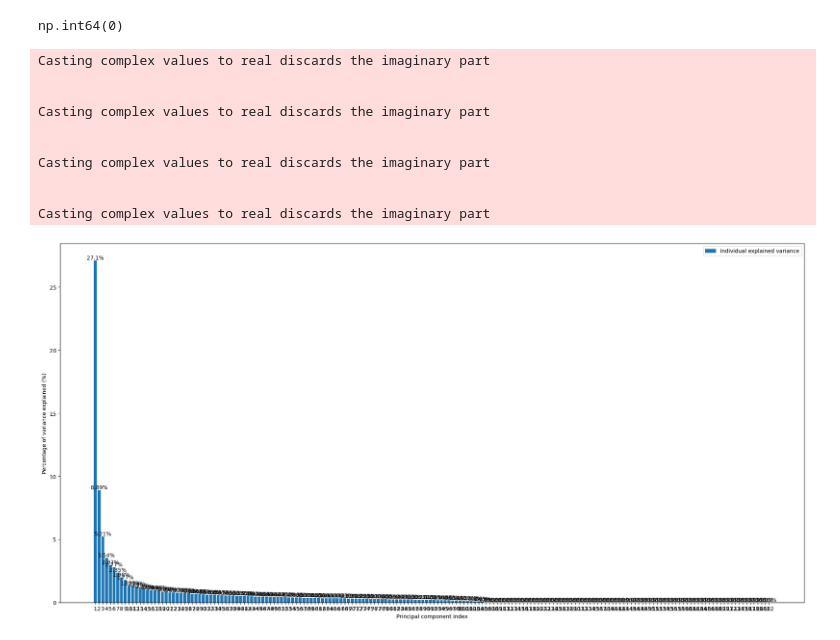
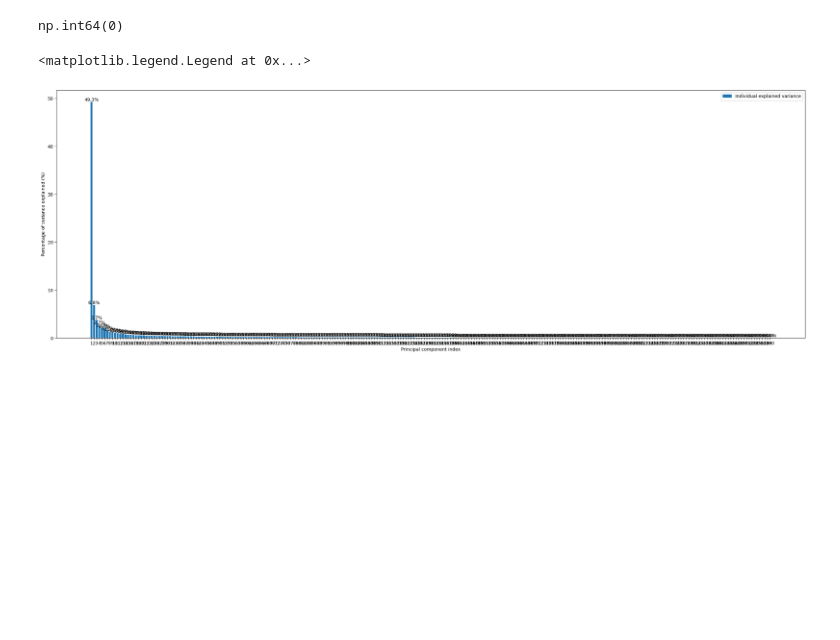
Before and after one commit to Pulkit1704/cancer-classifier, a Jupyter notebook: cancer_classifier.ipynb, the cells around one changed output. Drawn from its saved outputs; the diff is of its cells as text; code cells hidden in the pictures; blank space fills up the shorter version.

```diff
--- a/cancer_classifier.ipynb
+++ b/cancer_classifier.ipynb
@@ -93,7 +68,7 @@ def filter_diagnosis(diagnosis_str: str,  keyword: str = "diagnosis")-> list:
 data = data.T
 data['diagnosis'] = list(map(lambda x: x.strip("\""), diagnosis_str.split("\t")[1:]))
 # %%
-cell_line_list = filter_diagnosis(diagnosis_str, keyword = "cell line")
+cell_line_list = du.filter_diagnosis_string(diagnosis_str, keyword = "cell line")
 # %%
 data = data[~data['diagnosis'].isin(cell_line_list)]
 # %%
@@ -113,48 +85,36 @@ smote_augmentor = SMOTE(sampling_strategy="minority", random_state=1)
 
 inputs, labels = smote_augmentor.fit_resample(inputs, labels)
 # %%
-import matplotlib.pyplot as plt
-
-cov_mat = np.cov(x_train)
+cov_mat = np.cov(inputs)
 eigen_vals, eigen_vecs = np.linalg.eig(cov_mat)
 
 exp_var = []
 
 # Sort the eigenvalues in descending order
 eigen_vals = np.sort(eigen_vals)[::-1]
 
 for i in eigen_vals:
   var = (i / np.sum(eigen_vals)) * 100
   exp_var.append(var)
 
 
-figure = plt.figure(figsize = (20, 10))
+figure = plt.figure(figsize = (30, 10))
 
-bar = plt.bar(range(1, len(exp_var)+1), exp_var, align='center',
+bar = plt.bar(range(1, len(exp_var)+1), list(map(np.real, exp_var)),
         label='Individual explained variance')
 
-# Adding data labels to the top of bars
+#Adding data labels to the top of bars
 for i, bar in enumerate(bar):
-    plt.text(bar.get_x() + bar.get_width() / 2, bar.get_height(), f'{round(exp_var[i].real, 2)}%',
+    plt.text(bar.get_x() + bar.get_width() / 2, bar.get_height(), f'{round(exp_var[i].real, 1)}%',
              ha='center', va='bottom')
 
 plt.ylabel('Percentage of variance explained (%)')
 plt.xlabel('Principal component index')
 plt.xticks(ticks=list(range(1, len(exp_var)+1)))
 plt.legend(loc='best')
-plt.tight_layout()
 # %% [output]
-Casting complex values to real discards the imaginary part
-
-
-Casting complex values to real discards the imaginary part
-
-
-Casting complex values to real discards the imaginary part
-
-
-Casting complex values to real discards the imaginary part
+<matplotlib.legend.Legend at 0x...>
-[figure, old version]
+[figure, new version]
 # %%
 from sklearn.decomposition import PCA
 
```
Also changed, not shown: parts of 14 cells of this notebook, 4 other files.
